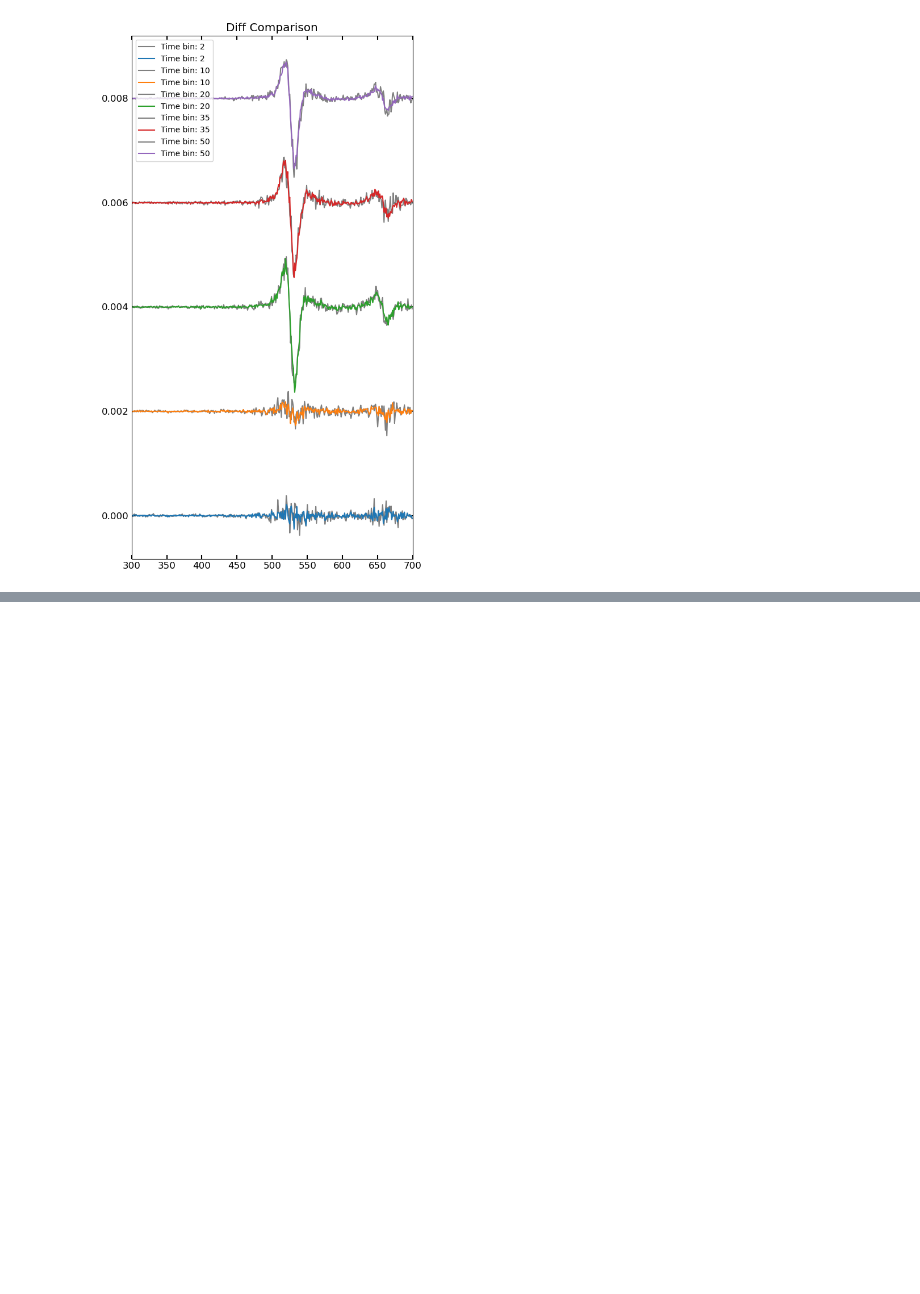
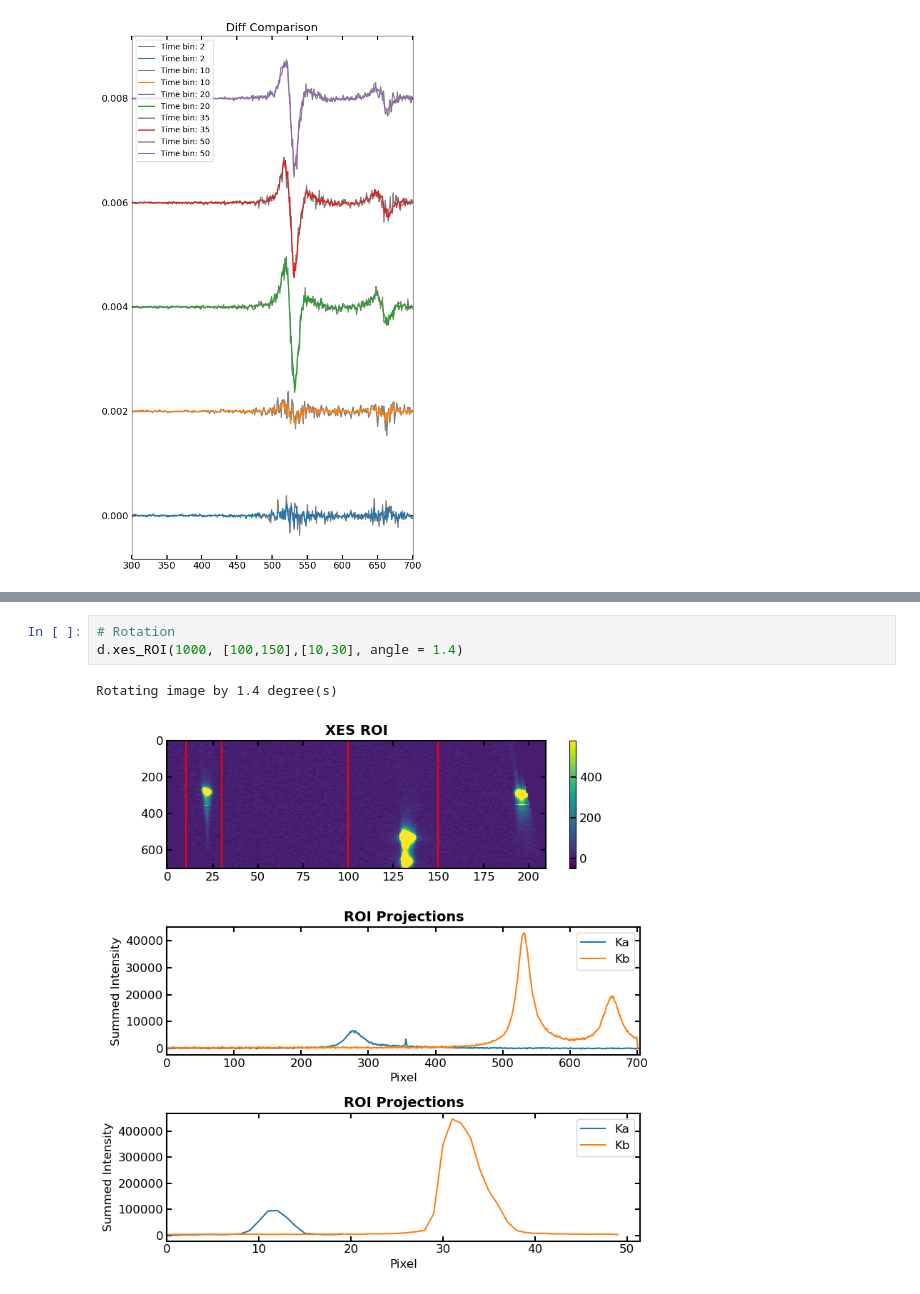
Before and after one commit to lg345/XSpect, a Jupyter notebook: New_Features_Sept2025_JB.ipynb, the cells around one changed output, grey strips where cells are left out. Drawn from its saved outputs; the diff is of its cells as text; blank space fills up the shorter version.

```diff
--- a/New_Features_Sept2025_JB.ipynb
+++ b/New_Features_Sept2025_JB.ipynb
@@ -141,0 +164,6 @@ plt.tight_layout()
+# %%
+# Rotation
+d.xes_ROI(1000, [100,150],[10,30], angle = 1.4)
+# %% [output]
+Rotating image by 1.4 degree(s)
+[figure, added]
```
Also changed, not shown: parts of 6 cells of this notebook.
